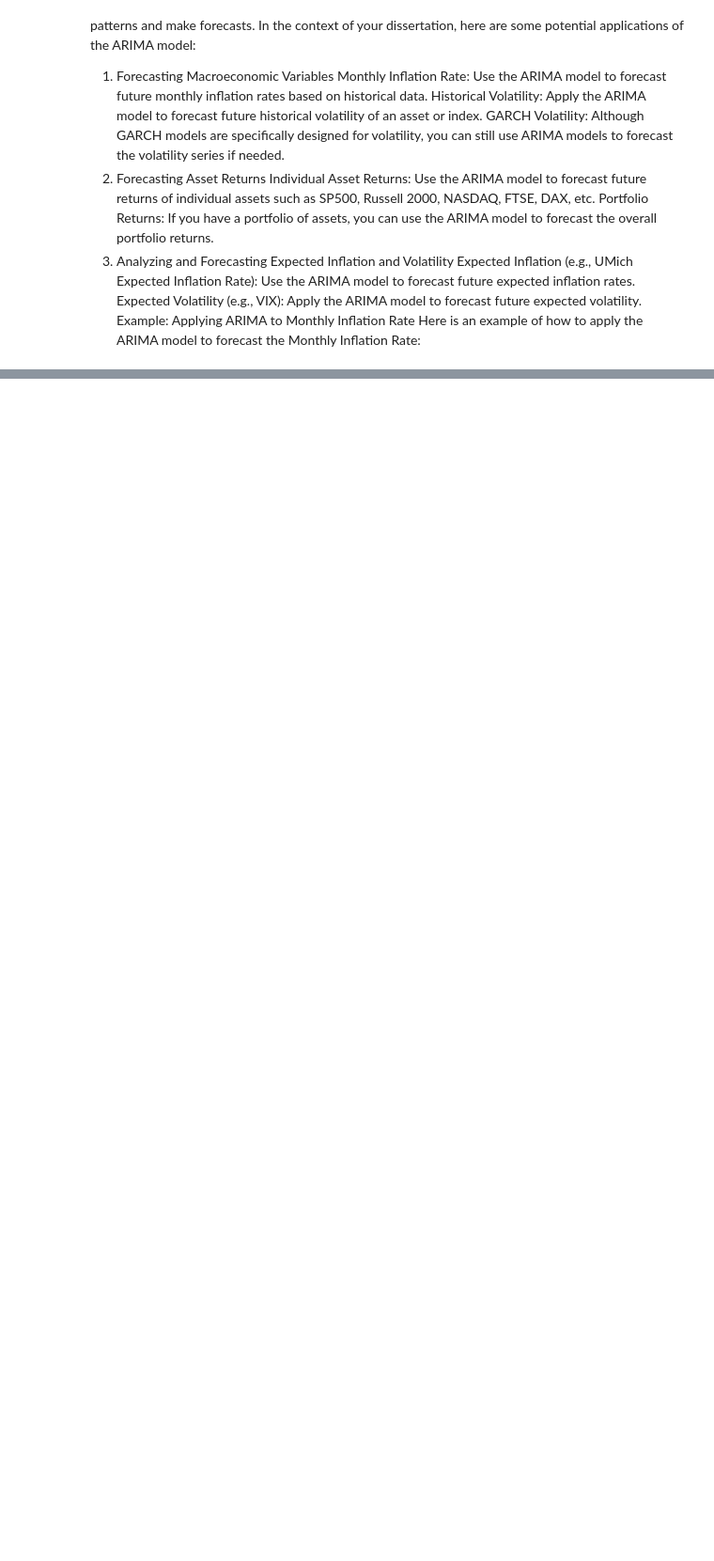
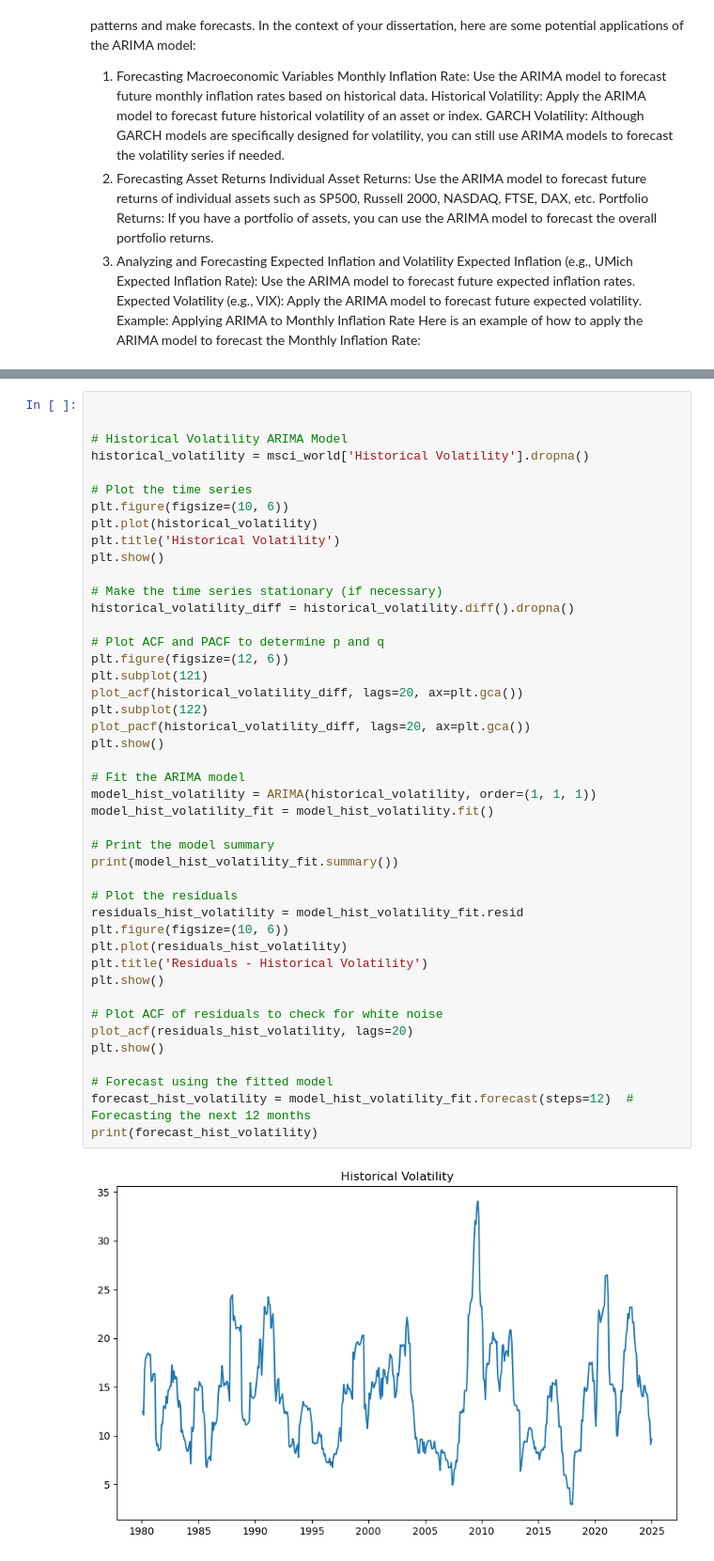
Before and after one commit to luispeixoto21/thesis, a Jupyter notebook: Python Code Thesis.ipynb, the cells around one changed output, grey strips where cells are left out. Shown at 94% size. Drawn from its saved outputs; the diff is of its cells as text; blank space fills up the shorter version.

```diff
--- a/Python Code Thesis.ipynb
+++ b/Python Code Thesis.ipynb
@@ -2042,0 +2340,46 @@ print(forecast)
+# %%
+
+
+# Historical Volatility ARIMA Model
+historical_volatility = msci_world['Historical Volatility'].dropna()
+
+# Plot the time series
+plt.figure(figsize=(10, 6))
+plt.plot(historical_volatility)
+plt.title('Historical Volatility')
+plt.show()
+
+# Make the time series stationary (if necessary)
+historical_volatility_diff = historical_volatility.diff().dropna()
+
+# Plot ACF and PACF to determine p and q
+plt.figure(figsize=(12, 6))
+plt.subplot(121)
+plot_acf(historical_volatility_diff, lags=20, ax=plt.gca())
+plt.subplot(122)
+plot_pacf(historical_volatility_diff, lags=20, ax=plt.gca())
+plt.show()
+
+# Fit the ARIMA model
+model_hist_volatility = ARIMA(historical_volatility, order=(1, 1, 1))
+model_hist_volatility_fit = model_hist_volatility.fit()
+
+# Print the model summary
+print(model_hist_volatility_fit.summary())
+
+# Plot the residuals
+residuals_hist_volatility = model_hist_volatility_fit.resid
+plt.figure(figsize=(10, 6))
+plt.plot(residuals_hist_volatility)
+plt.title('Residuals - Historical Volatility')
+plt.show()
+
+# Plot ACF of residuals to check for white noise
+plot_acf(residuals_hist_volatility, lags=20)
+plt.show()
+
+# Forecast using the fitted model
+forecast_hist_volatility = model_hist_volatility_fit.forecast(steps=12)  # Forecasting the next 12 months
+print(forecast_hist_volatility)
+# %% [output]
+[figure, added]
```
Also changed, not shown: parts of 57 cells of this notebook.
